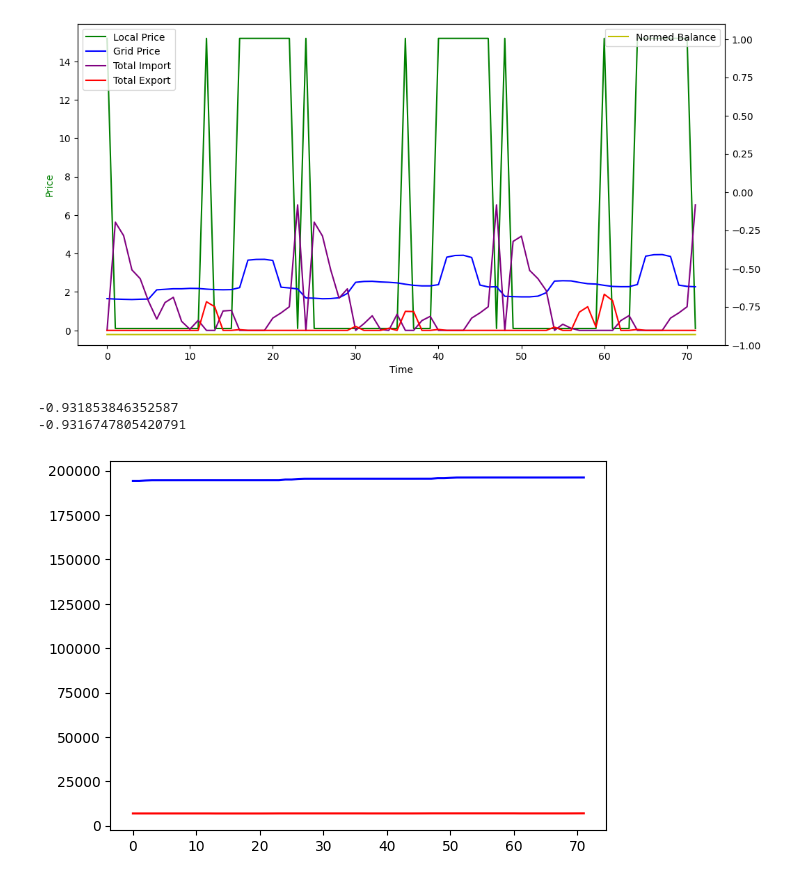
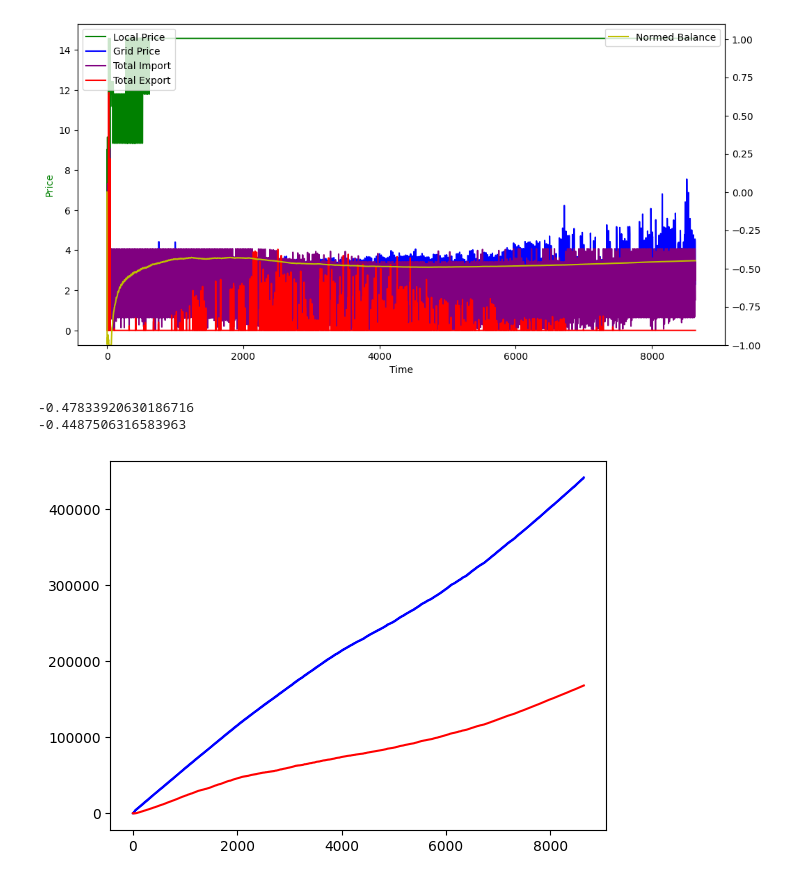
Before and after one commit to antonhlenander/CommunityFlex, a Jupyter notebook: plotting_balanceonly.ipynb, the cells around one changed output. Drawn from its saved outputs; the diff is of its cells as text; code cells hidden in the pictures.

```diff
--- a/plotting_balanceonly.ipynb
+++ b/plotting_balanceonly.ipynb
@@ -27,46 +27,46 @@ for rollout in results:
     norm_balance += list(rollout.metrics["cm/normed_balance"])
     prices += list(rollout.metrics["env/current_price"])
 
-    start = 48*30*8
-    end = start + 48*3
+    start = 0
+    end = start + 48*30*12
 
     total_import = total_import[start+1:end+1:2]
     total_export = total_export[start+1:end+1:2]
     prosumers_loss = prosumers_loss[start:end:2]
     mediator_loss = mediator_loss[start:end:2]
     norm_balance = norm_balance[start:end:2]
     grid_price = grid_price[start:end:2]
     prices = prices[start:end:2]
 
 
     fig, ax1 = plt.subplots(figsize=(12, 6))
     ax2 = ax1.twinx()
     ax1.plot(prices, 'g-', label="Local Price")
     ax1.plot(grid_price, 'b-', label="Grid Price")
     ax1.plot(total_import, color="purple", label="Total Import")
     ax1.plot(total_export, color="red", label="Total Export")
     ax2.plot(norm_balance, 'y-', label="Normed Balance")
     #ax2.plot(prosumers_loss, 'r-', label="prosumers loss")
     #ax2.plot(total_export, 'k-', label="Total Export")
     ax2.set_ylim(-1, 1.1)
     #ax1.set_ylim(0, 8)
     ax1.set_xlabel('Time')
     ax1.set_ylabel('Price', color='g')
     ax1.legend(loc='upper left')
     ax2.legend(loc='upper right')
     plt.show()
 
     print(np.mean(norm_balance))
     print(norm_balance[len(norm_balance)-1])
     print()
 # %% [output]
-[figure, old version]
+[figure, new version]
--0.931853846352587
--0.9316747805420791
+-0.47833920630186716
+-0.4487506316583963
 # %%
 plt.plot(mediator_loss, color='blue')
 plt.plot(prosumers_loss, color='red')
 # plt.plot(total_export, color='green')
 plt.show()
 # %% [output]
-[figure, old version]
+[figure, new version]
```
Also changed, not shown: 5 other files.
